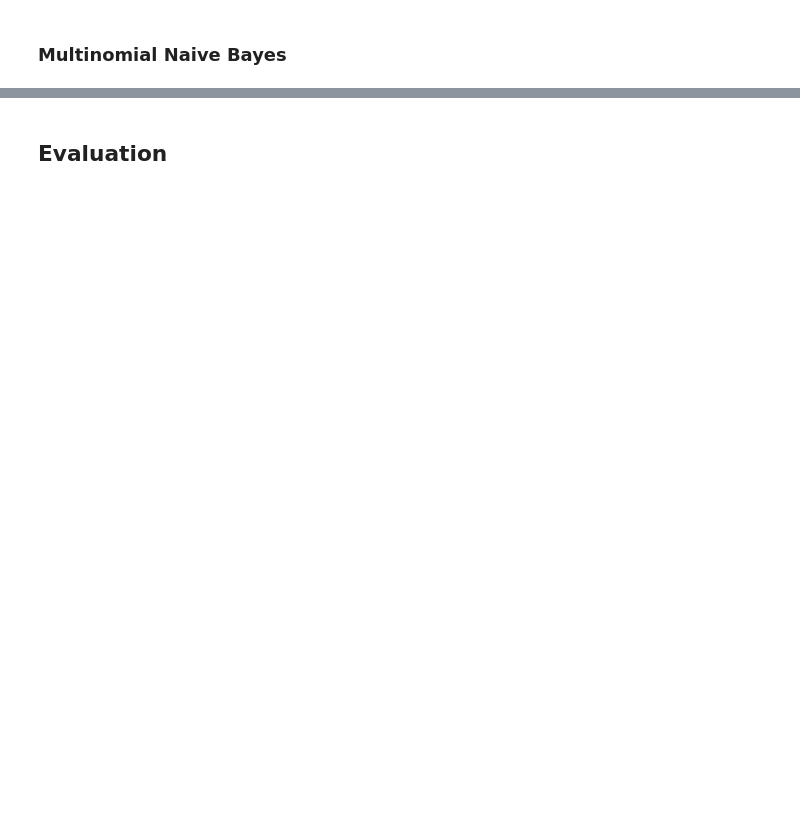
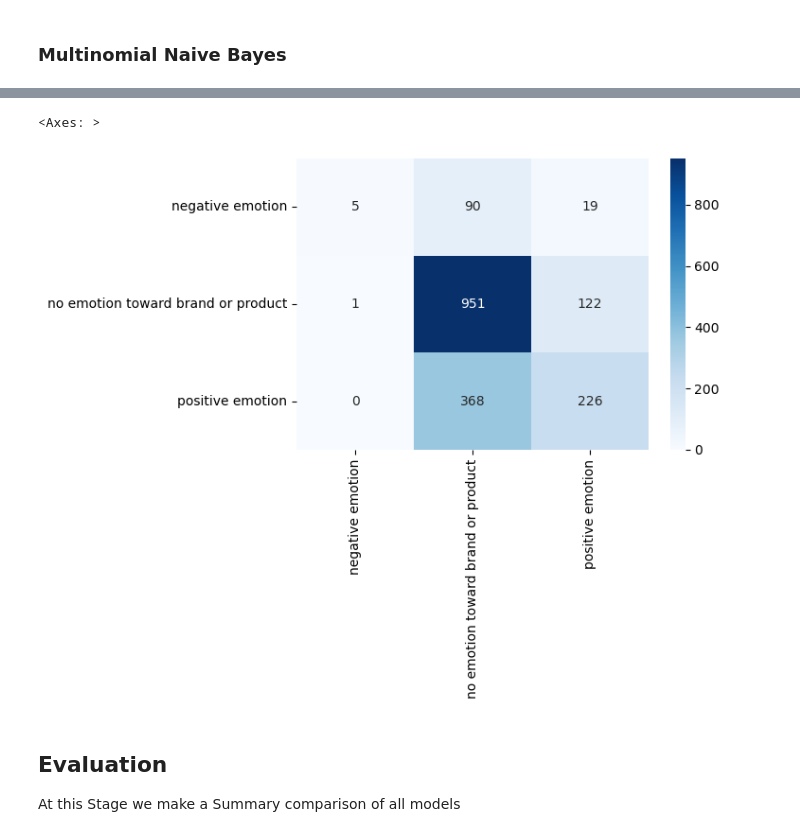
Before and after one commit to raphaelndemo/Tweet-Sentiment-NLP, a Jupyter notebook: notebooks/index.ipynb, the cells around one changed output, grey strips where cells are left out. Saved outputs shown, nothing was run; the diff lists cells and outputs as text; code cells hidden in the pictures; blank space fills up the shorter version.

```diff
--- a/notebooks/index.ipynb
+++ b/notebooks/index.ipynb
@@ -421,4 +483,26 @@ Confusion Matrix(Naive Bayes):
+# %%
+
+labels = sorted(y_test.unique())
+
+# Compute confusion matrix
+cm = confusion_matrix(y_test, y_pred_nb, labels=labels)
+
+# Plot heatmap
+plt.figure(figsize=(6,4))
+sns.heatmap(
+    cm,
+    annot=True,
+    fmt='d',
+    cmap='Blues',
+    xticklabels=labels,
+    yticklabels=labels
+)
+# %% [output]
+<Axes: >
+[figure, added]
 # %% [markdown]
 ## Evaluation
+
+At this Stage we make a  Summary comparison of all models
 # %%
 # Summary comparison of all models
```
Also changed, not shown: parts of 10 cells of this notebook, 1 other file.
